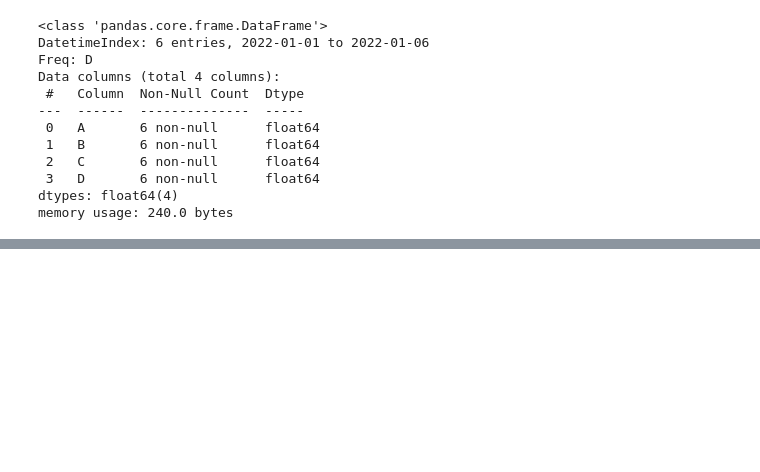
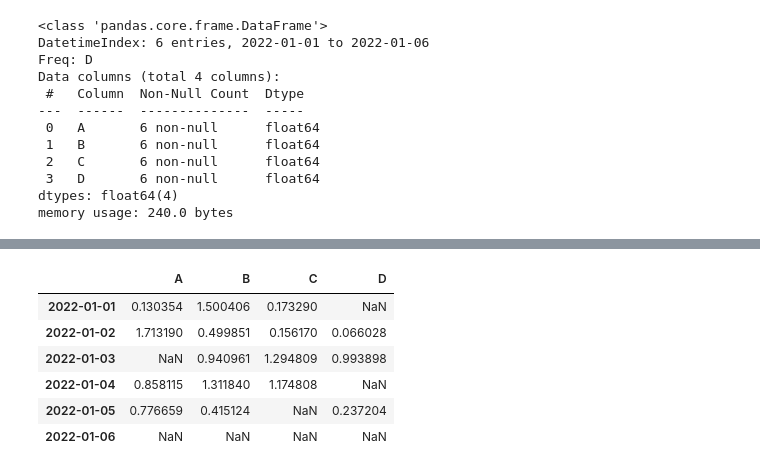
Before and after one commit to 2hongbi/ds-study, a Jupyter notebook: src/base_pandas_numpy.ipynb, the cells around one changed output, grey strips where cells are left out. Saved outputs shown, nothing was run; the diff lists cells and outputs as text; code cells hidden in the pictures; blank space fills up the shorter version.

```diff
--- a/src/base_pandas_numpy.ipynb
+++ b/src/base_pandas_numpy.ipynb
@@ -77,0 +231,10 @@ memory usage: 240.0 bytes
+# %%
+df[df > 0]
+# %% [output]
+|  | A | B | C | D |
+| 2022-01-01 | 0.130354 | 1.500406 | 0.173290 | NaN |
+| 2022-01-02 | 1.713190 | 0.499851 | 0.156170 | 0.066028 |
+| 2022-01-03 | NaN | 0.940961 | 1.294809 | 0.993898 |
+| 2022-01-04 | 0.858115 | 1.311840 | 1.174808 | NaN |
+| 2022-01-05 | 0.776659 | 0.415124 | NaN | 0.237204 |
+| 2022-01-06 | NaN | NaN | NaN | NaN |
```
Also changed, not shown: parts of 25 cells of this notebook.
